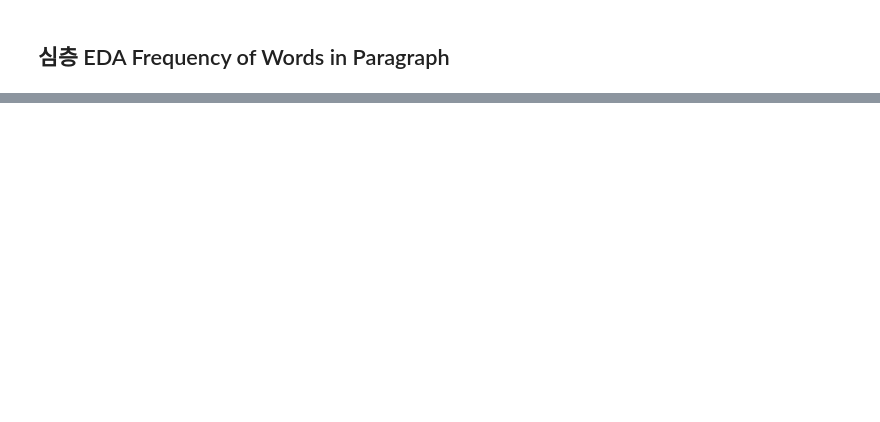
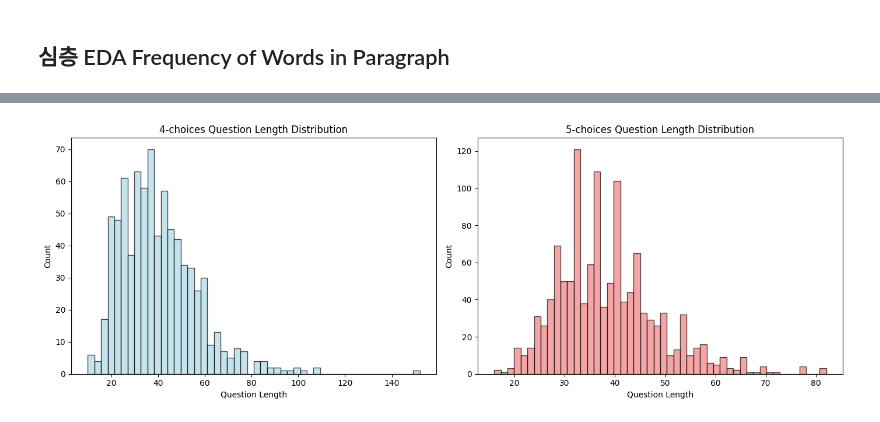
Before and after one commit to boostcampaitech8/pro-nlp-generationfornlp-nlp-13, a Jupyter notebook: notebooks/Zoo/EDA_zoo.ipynb, the cells around one changed output, grey strips where cells are left out. Cells and saved outputs as stored; diff of their text form; code cells hidden in the pictures; blank space fills up the shorter version.

```diff
--- a/notebooks/Zoo/EDA_zoo.ipynb
+++ b/notebooks/Zoo/EDA_zoo.ipynb
@@ -93,6 +117,10 @@ df['full_question'] = df.apply(lambda x: x['question'] + ' ' + x['question_plus'
 # Calculate the length of each question
 df['question_length'] = df['full_question'].apply(len)
 df['paragraph_length'] = df['paragraph'].apply(len)
+df['num_choices'] = df['choices'].apply(len)
+# %%
+df4 = df[df['num_choices'] == 4]
+df5 = df[df['num_choices'] == 5]
 # %% [markdown]
 ### Question Length Distribution
 # %%
@@ -252,0 +337,90 @@ create_wordcloud_from_freq(P_freq)
+# %%
+from sklearn.mixture import GaussianMixture
+import numpy as np
+import pandas as pd
+import matplotlib.pyplot as plt
+
+# 먼저 question_length 분포 확인
+print("=== Question Length Distribution ===")
+print("4-choices:")
+print(df4['question_length'].describe())
+print("\n5-choices:")
+print(df5['question_length'].describe())
+
+# 시각화
+fig, axes = plt.subplots(1, 2, figsize=(14, 5))
+
+axes[0].hist(df4['question_length'], bins=50, alpha=0.7, color='lightblue', edgecolor='black')
+axes[0].set_title('4-choices Question Length Distribution')
+axes[0].set_xlabel('Question Length')
+axes[0].set_ylabel('Count')
+
+axes[1].hist(df5['question_length'], bins=50, alpha=0.7, color='lightcoral', edgecolor='black')
+axes[1].set_title('5-choices Question Length Distribution')
+axes[1].set_xlabel('Question Length')
+axes[1].set_ylabel('Count')
+
+plt.tight_layout()
+plt.show()
+
+# 4지선다에 대해 GMM으로 question_length 기준 세분화
+print("\n=== 4-choices Question Length GMM ===")
+data_4_qlen = df4['question_length'].values.reshape(-1, 1)
+
+bic_scores_4 = []
+for n in range(1, 6):
+    gmm = GaussianMixture(n_components=n, random_state=42)
+    gmm.fit(data_4_qlen)
+    bic_scores_4.append(gmm.bic(data_4_qlen))
+    print(f"n={n}: BIC={gmm.bic(data_4_qlen):.1f}")
+
+optimal_n_4 = np.argmin(bic_scores_4) + 1
+print(f"\nOptimal n_components for 4-choices: {optimal_n_4}")
+
+# 5지선다에 대해 GMM으로 question_length 기준 세분화
+print("\n=== 5-choices Question Length GMM ===")
+data_5_qlen = df5['question_length'].values.reshape(-1, 1)
+
+bic_scores_5 = []
+for n in range(1, 6):
+    gmm = GaussianMixture(n_components=n, random_state=42)
+    gmm.fit(data_5_qlen)
+    bic_scores_5.append(gmm.bic(data_5_qlen))
+    print(f"n={n}: BIC={gmm.bic(data_5_qlen):.1f}")
+
+optimal_n_5 = np.argmin(bic_scores_5) + 1
+print(f"\nOptimal n_components for 5-choices: {optimal_n_5}")
+
+# 각각 최적 개수로 클러스터링 (일단 2개로)
+gmm_4 = GaussianMixture(n_components=3, random_state=42)
+df4['q_length_cluster'] = gmm_4.fit_predict(data_4_qlen)
+
+gmm_5 = GaussianMixture(n_components=2, random_state=42)
+df5['q_length_cluster'] = gmm_5.fit_predict(data_5_qlen)
+
+# 클러스터 통계
+print("\n=== 4-choices Question Length Clusters ===")
+for cluster in sorted(df4['q_length_cluster'].unique()):
+    subset = df4[df4['q_length_cluster'] == cluster]
+    print(f"Cluster {cluster}: mean={subset['question_length'].mean():.1f}, "
+          f"std={subset['question_length'].std():.1f}, count={len(subset)}")
+
+print("\n=== 5-choices Question Length Clusters ===")
+for cluster in sorted(df5['q_length_cluster'].unique()):
+    subset = df5[df5['q_length_cluster'] == cluster]
+    print(f"Cluster {cluster}: mean={subset['question_length'].mean():.1f}, "
+          f"std={subset['question_length'].std():.1f}, count={len(subset)}")
+
+# 최종 라벨 생성: "num_choices_q_length_cluster"
+df4['final_label'] = df4.apply(
+    lambda x: f"4choices_qlen_cluster{x['q_length_cluster']}", axis=1)
+
+df5['final_label'] = df5.apply(
+    lambda x: f"5choices_qlen_cluster{x['q_length_cluster']}", axis=1)
+
+print("\n=== Final Label Distribution ===")
+print("4-choices:")
+print(df4['final_label'].value_counts())
+print("\n5-choices:")
+print(df5['final_label'].value_counts())
+# %% [output]
@@ -252,0 +444 @@ create_wordcloud_from_freq(P_freq)
+[figure, added]
```
Also changed, not shown: parts of 21 cells of this notebook, 1 other file.
